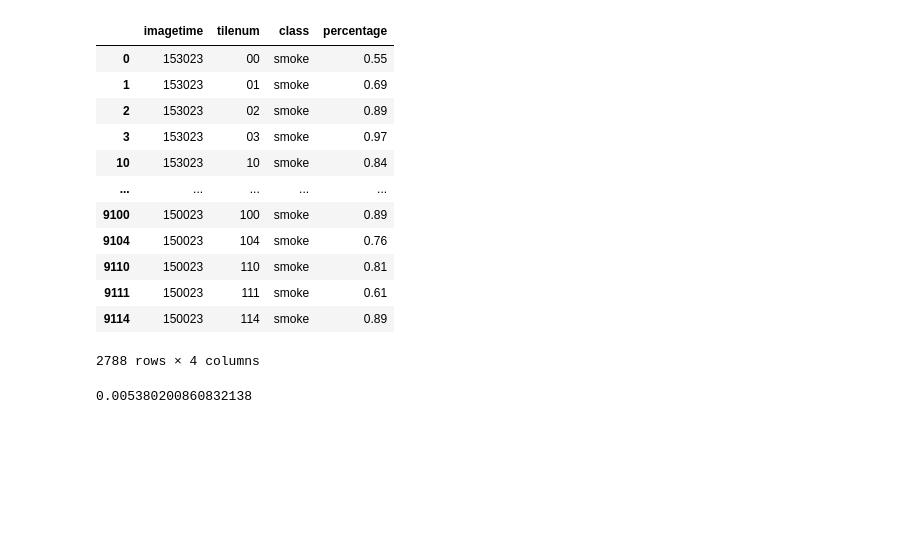
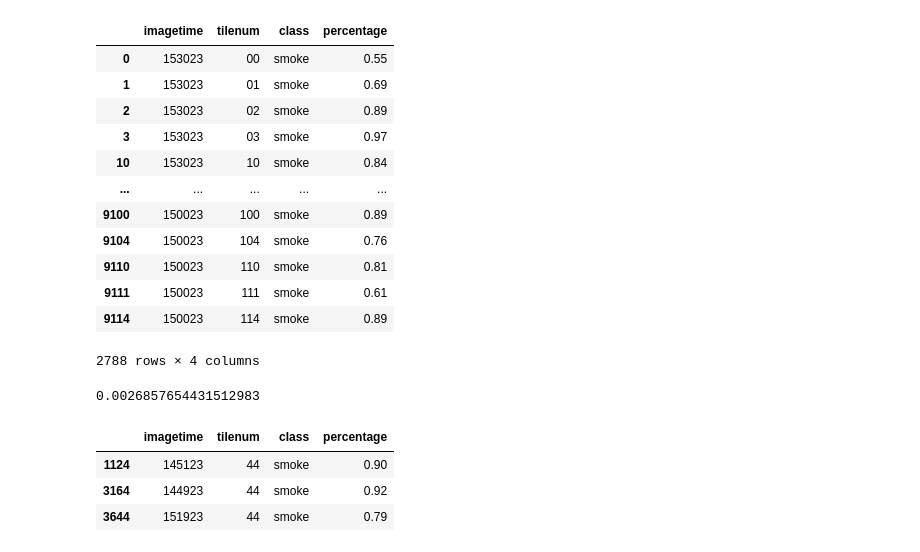
Before and after one commit to waggle-sensor/summer2023, a Jupyter notebook: szumny/python/newimageinference.ipynb, the cells around one changed output. Cells and saved outputs as stored; diff of their text form; code cells hidden in the pictures; blank space fills up the shorter version.

```diff
--- a/szumny/python/newimageinference.ipynb
+++ b/szumny/python/newimageinference.ipynb
@@ -332,6 +412,13 @@ df[df['class']=='smoke']
 2788 rows × 4 columns
 # %%
 smoke = df[df['class'] == 'smoke']
-len(smoke[smoke.tilenum == '34']) / len(smoke)
+len(smoke[(smoke.tilenum == '34') | (smoke.tilenum == '44') ]) / len(smoke)
 # %% [output]
-0.005380200860832138
+0.0026857654431512983
+# %%
+smoke[(smoke.tilenum == '34') | (smoke.tilenum == '44') ]
+# %% [output]
+|  | imagetime | tilenum | class | percentage |
+| 1124 | 145123 | 44 | smoke | 0.90 |
+| 3164 | 144923 | 44 | smoke | 0.92 |
+| 3644 | 151923 | 44 | smoke | 0.79 |
```
Also changed, not shown: parts of 13 cells of this notebook, 1 other file.
